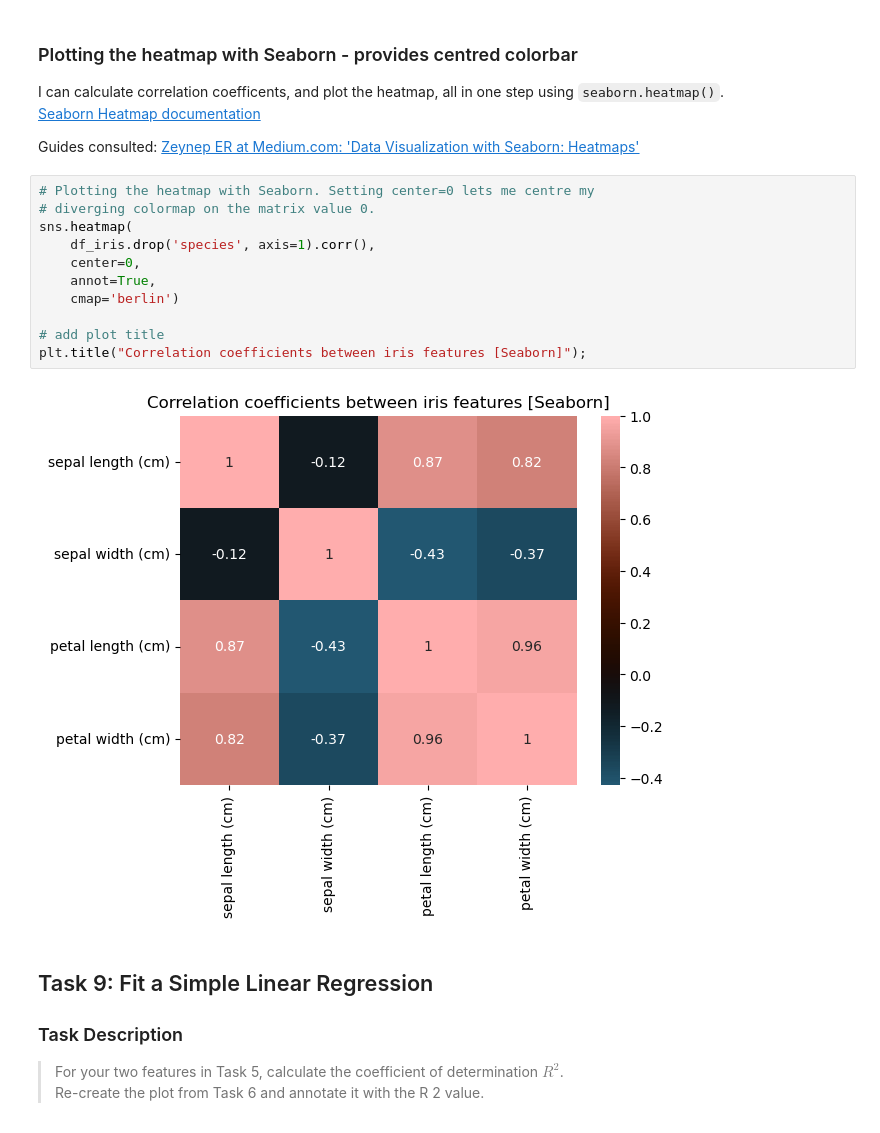
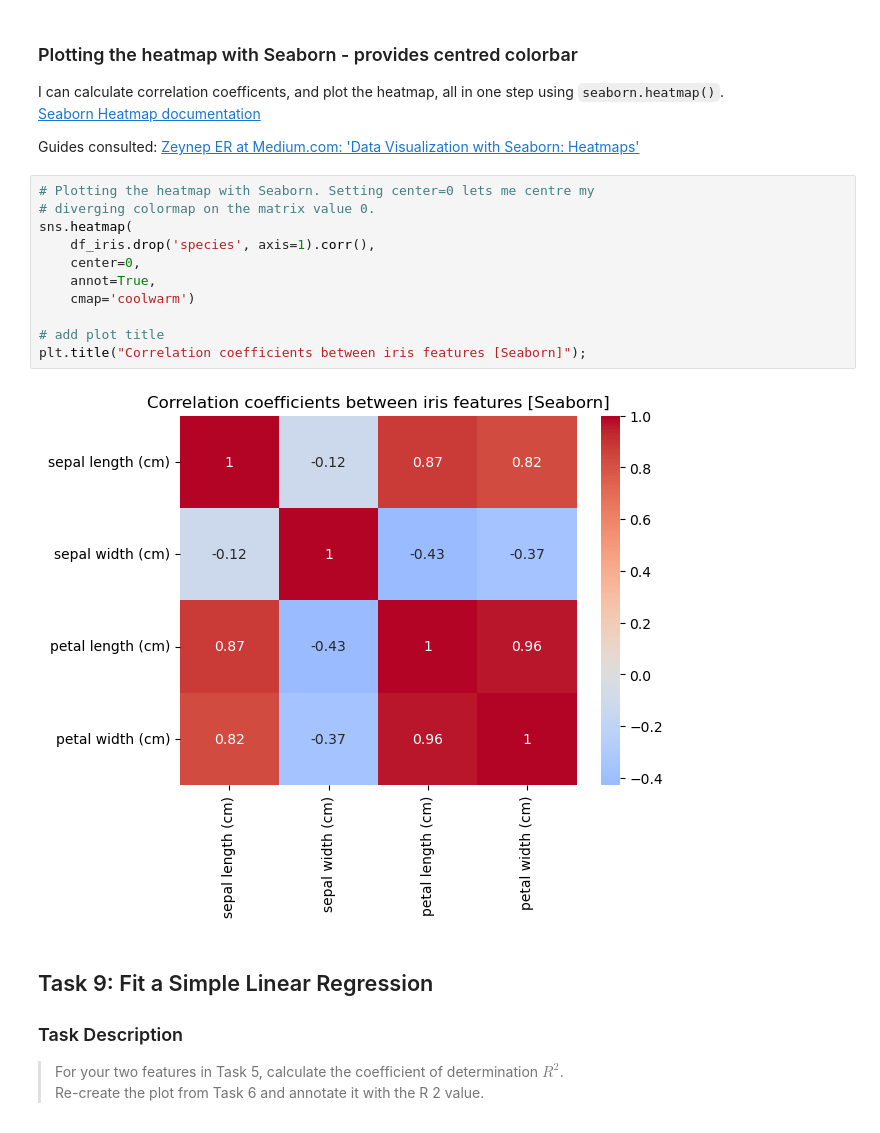
Before and after one commit to SuColl/principles_of_data_analytics, a Jupyter notebook: tasks.ipynb, the cells around one changed output. Drawn from its saved outputs; the diff is of its cells as text.

Commit message:
(task08) Recolour heatmap

```diff
--- a/tasks.ipynb
+++ b/tasks.ipynb
@@ -929,16 +936,16 @@ Guides consulted: [Zeynep ER at Medium.com: 'Data Visualization with Seaborn: He
 # %%
 # Plotting the heatmap with Seaborn. Setting center=0 lets me centre my
 # diverging colormap on the matrix value 0.
 sns.heatmap(
     df_iris.drop('species', axis=1).corr(),
     center=0,
     annot=True,
-    cmap='berlin')
+    cmap='coolwarm')
 
 # add plot title
 plt.title("Correlation coefficients between iris features [Seaborn]");
 # %% [output]
-[figure, old version]
+[figure, new version]
 # %% [markdown]
 ## Task 9: Fit a Simple Linear Regression
 ### Task Description
```
Also changed, not shown: parts of 4 cells of this notebook.
